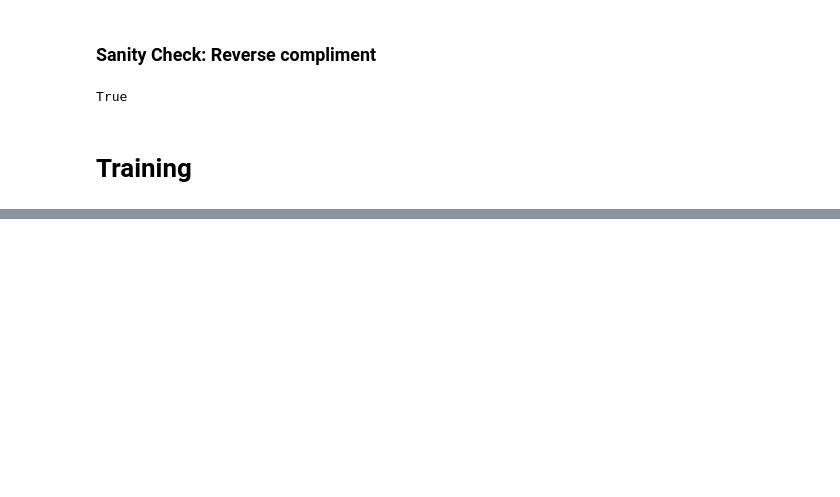
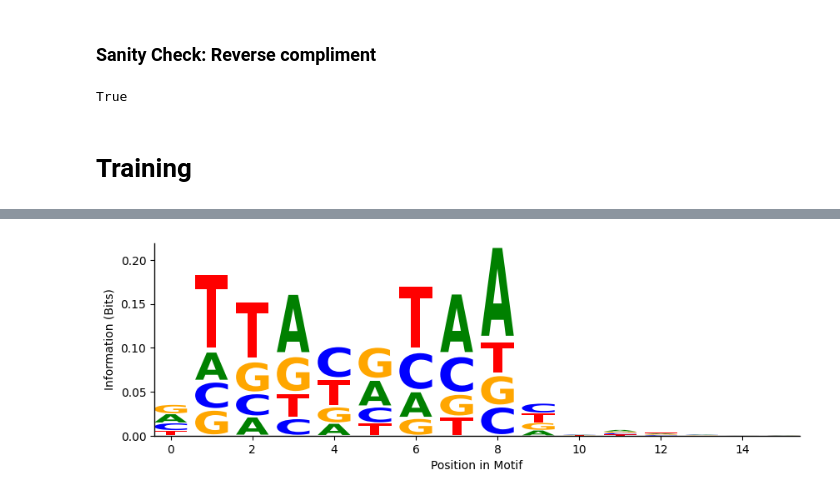
Before and after one commit to vvaza22/compbio-final, a Jupyter notebook: DeepBind_Baseline.ipynb, the cells around one changed output, grey strips where cells are left out. Saved outputs shown, nothing was run; the diff lists cells and outputs as text; code cells hidden in the pictures; blank space fills up the shorter version.

```diff
--- a/DeepBind_Baseline.ipynb
+++ b/DeepBind_Baseline.ipynb
@@ -544,0 +787,3 @@ mw.evaluate(x_test, y_test, label_test)
+# %%
+conv_weights = mw.model.conv.weight.detach().cpu().numpy()
+conv_weights.shape
@@ -544,0 +792,12 @@ mw.evaluate(x_test, y_test, label_test)
+# %%
+def filter_to_pwm(conv_filter):
+    pwm = np.exp(conv_filter)
+    pwm = pwm / pwm.sum(axis=0, keepdims=True)
+    return pwm
+
+def filter_to_pwm_df(conv_filter):
+    pwm = filter_to_pwm(conv_filter)
+    return pd.DataFrame(pwm.T, columns=['A','C','G','T'], dtype='float64')
+# %%
+pwm_df = filter_to_pwm_df(conv_weights[3])
+pwm_df
@@ -544,0 +822,3 @@ mw.evaluate(x_test, y_test, label_test)
+# %%
+info_df = logomaker.transform_matrix(pwm_df, from_type='probability', to_type='information')
+info_df
@@ -544,0 +844,18 @@ mw.evaluate(x_test, y_test, label_test)
+# %%
+fig, ax = plt.subplots(figsize=(10, 3))
+
+logo = logomaker.Logo(info_df,
+                      ax=ax,
+                      color_scheme='classic',
+                      vpad=.1,
+                      width=.8)
+
+logo.style_spines(visible=False)
+logo.style_spines(spines=['left', 'bottom'], visible=True)
+ax.set_ylabel("Information (Bits)")
+ax.set_xlabel("Position in Motif")
+#ax.set_ylim([0, 2])
+
+plt.show()
+# %% [output]
+[figure, added]
```
Also changed, not shown: parts of 50 cells of this notebook.
